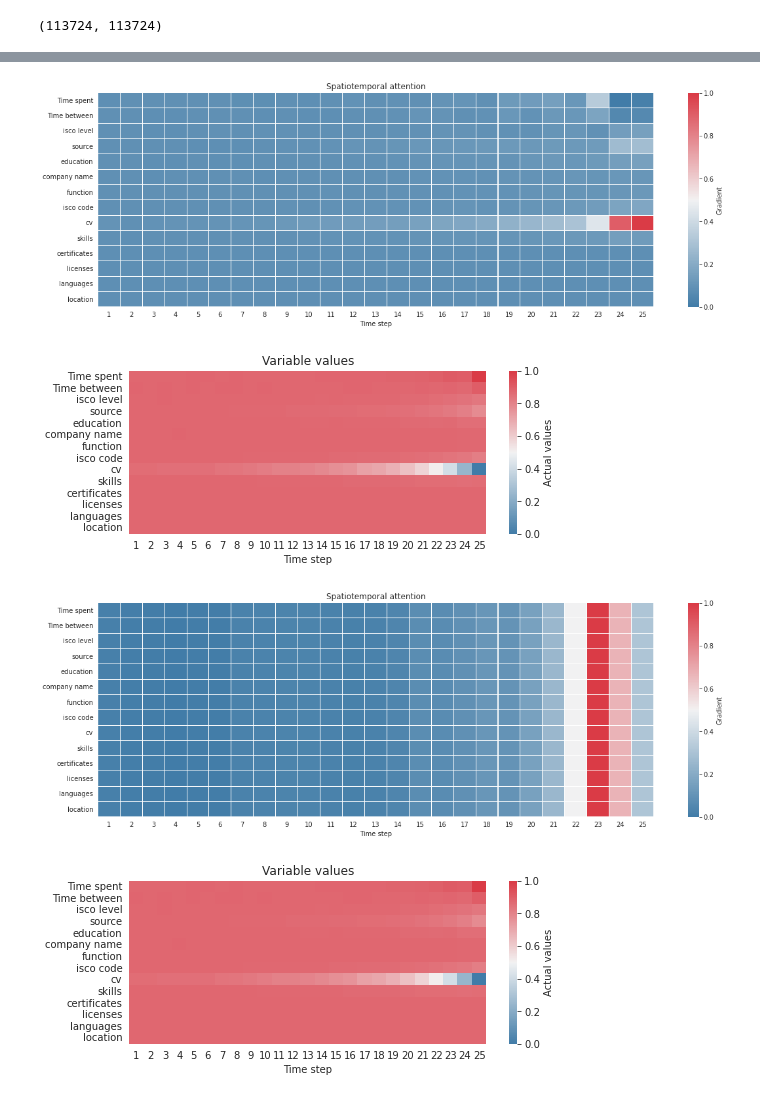
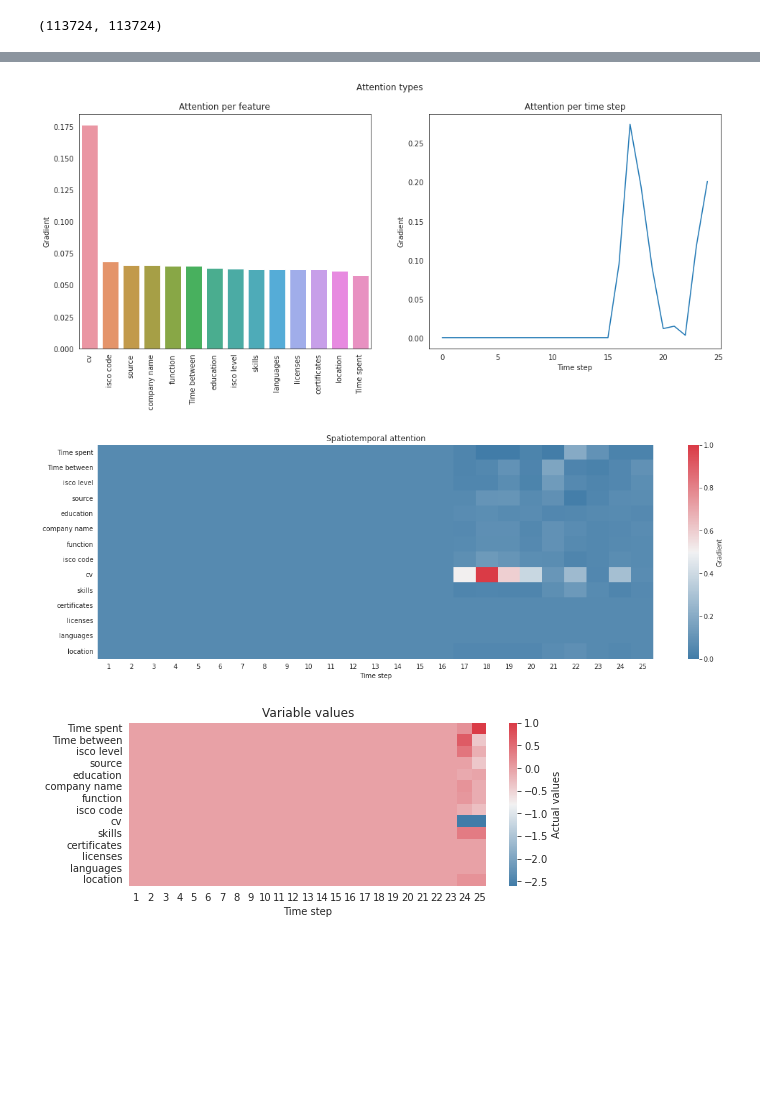
Before and after one commit to maxdata/MSc_thesis, a Jupyter notebook: Explainable/Explainable_CNN.ipynb, the cells around one changed output, grey strips where cells are left out. Drawn from its saved outputs; the diff is of its cells as text; code cells hidden in the pictures; blank space fills up the shorter version.

Commit message:
Updated eCNN to be faster - improved visualizations

```diff
--- a/Explainable/Explainable_CNN.ipynb
+++ b/Explainable/Explainable_CNN.ipynb
@@ -272,7 +252,3 @@ torch.Size([1, 1, 25, 1])
-# %%
-x = torch.randn((512, 64, 25, 77))
-
-m = nn.AvgPool2d((25, 77))
 # %%
 class XCM(nn.Module):
 
@@ -913,7 +906,7 @@ def merge_layers(output, embedding_sizes, axis="features"):
         result = np.stack([output[idxs[i]:idxs[i+1]].mean(axis=0) for i in range(len(idxs) - 1)])
     elif axis == "time":
         result = output.sum(axis=1)
-        result = np.stack([result] * (len(embedding_sizes) - 1))
+        # result = np.stack([result] * (len(embedding_sizes) - 1))
     else:
         return NotImplemented
 
@@ -942,25 +942,49 @@ def apply_gradcam(model, target_layer, batch, full_batch=True):
 # %%
-def visualize_gradients(model, layer, batch, full_batch=True, axis="features"):
-    values, cam = apply_gradcam(model, layer, batch, full_batch=full_batch)
+def visualize_gradients(model, feature_layer, time_layer, batch, full_batch=True):
+    values, cam, cam2 = apply_gradcam(model, feature_layer, time_layer, batch, full_batch=full_batch)
 
-    to_plot = merge_layers(cam, embedding_sizes, axis=axis)
+    to_plot = merge_layers(cam, embedding_sizes, axis="features")
+    time = merge_layers(cam2, embedding_sizes, axis="time")
+
+    if time.max() != 0:
+        time /= time.sum()
 
     if to_plot.max() != 0:
-        to_plot = (to_plot - to_plot.min()) / (to_plot.max() - to_plot.min())
+        # to_plot = (to_plot - to_plot.min()) / (to_plot.max() - to_plot.min())
         to_plot /= to_plot.max()
 
     if values.max() != 0:
-        values = (values - values.min()) / (values.max() - to_plot.min())
+        # values = (values - values.min()) / (values.max() - to_plot.min())
         values /= values.max()
 
     cmap = sns.diverging_palette(240, 10, n=9, as_cmap=True)
 
+    fig, (ax1, ax2) = plt.subplots(1,2, figsize=(16, 6))
+    fig.suptitle("Attention types")
+
+    feature_weights = pd.Series(dict(zip(feature_names, to_plot.sum(axis=1) / to_plot.sum(axis=1).sum()))).sort_values(ascending=False)
+
+    # Feature weights
+    sns.barplot(x=feature_weights.index, y=feature_weights.values, ax=ax1)
+    ax1.set_xticklabels(labels=feature_weights.index, rotation=90)
+    ax1.set_ylabel("Gradient")
+    ax1.set_title("Attention per feature")
+
+    # Time values
+    ax2.plot(time)
+    ax2.set_title("Attention per time step")
+    ax2.set_ylabel("Gradient")
+    ax2.set_xlabel("Time step")
+    plt.show()
+
+    # Time/feature interactions
     plt.figure(figsize=(19, 6))
-    sns.heatmap(to_plot, cmap=cmap, xticklabels=range(1, 26), yticklabels=feature_names, linewidth=0.01, cbar_kws={'label': 'Gradient'})
+    sns.heatmap(to_plot, cmap=cmap, xticklabels=range(1, 26), yticklabels=feature_names, cbar_kws={'label': 'Gradient'})
     plt.title("Spatiotemporal attention")
     plt.xlabel("Time step")
     plt.show()
 
+    # Variable values
     plt.figure(figsize=(8, 3))
     sns.heatmap(values, cmap=cmap, xticklabels=range(1, 26), yticklabels=feature_names, cbar_kws={'label': 'Actual values'})
     plt.title("Variable values")
@@ -968,12 +992,8 @@ def visualize_gradients(model, layer, batch, full_batch=True, axis="features"):
 # %%
 batch = next(iter(valloader))
 # %%
-visualize_gradients(cnn, cnn.conv2d, batch, full_batch=True)
+visualize_gradients(cnn, cnn.conv2d, cnn.conv1d, batch, full_batch=False)
 # %% [output]
-[figure, old version]
+[figure, new version]
-[figure, old version]
+[figure, new version]
+[figure, added]
-# %%
-visualize_gradients(cnn, cnn.conv1d, batch, full_batch=True, axis="time")
-# %% [output]
-[figure, removed]
-[figure, removed]
```
Also changed, not shown: parts of 10 cells of this notebook.
